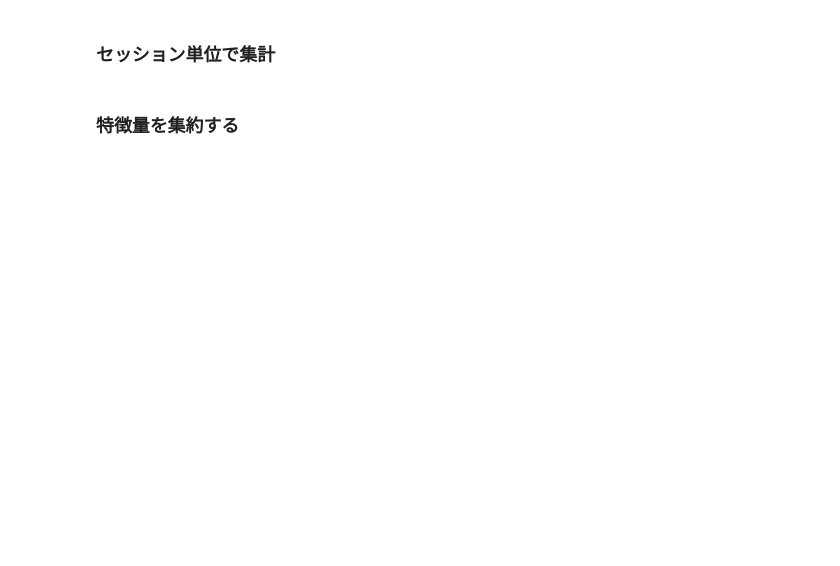
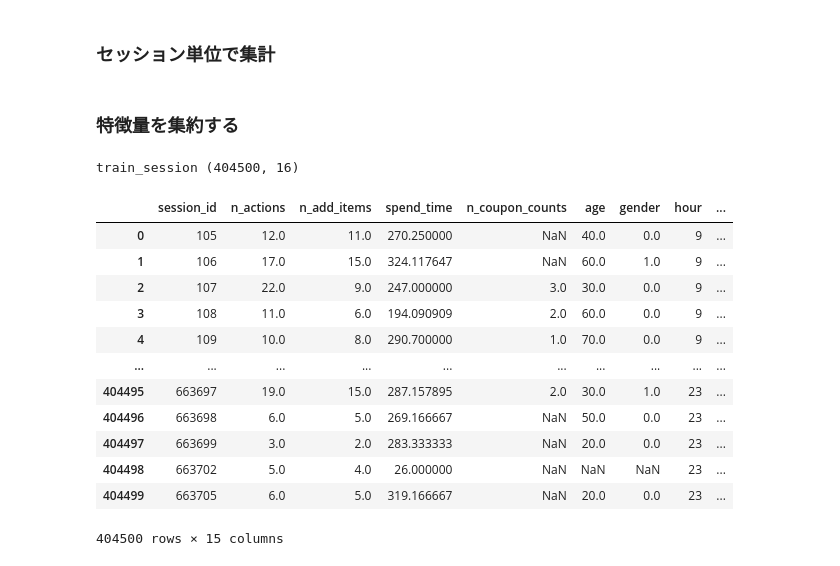
Before and after one commit to yumehara/atmacup9, a Jupyter notebook: notebooks/trial.ipynb, the cells around one changed output. Drawn from its saved outputs; the diff is of its cells as text; code cells hidden in the pictures; blank space fills up the shorter version.

```diff
--- a/notebooks/trial.ipynb
+++ b/notebooks/trial.ipynb
@@ -204,23 +241,28 @@ user_features.head()
 # %% [markdown]
 ### セッション単位で集計
-# %%
-def get_session_features(input_log):
-    n_actions = input_log.groupby(["session_id"]).size().rename("n_actions")
-    n_add_items = input_log[input_log['kind_1'] == '商品'].groupby(["session_id"]).size().rename("n_add_items")
-    mean_spend_time = input_log.groupby(["session_id"])["spend_time"].mean()
-
-    session_features = pd.concat([
-        n_actions,
-        n_add_items,
-        mean_spend_time,
-    ], axis=1)
-    return session_features
+# %%
+def get_session_features(input_log):
+    df_ses = pd.DataFrame(columns=['session_id'])
+    ses_info = get_session_info(input_log)
+    df_ses = pd.merge(df_ses, ses_info, on='session_id', how='outer')
+    return df_ses
 # %% [markdown]
 ### 特徴量を集約する
 # %%
-def get_features(features, session):
+def merge_features(train_input_log, session):
+    ses_features = get_session_features(train_input_log)
+
     out = pd.DataFrame({"session_id": session})
-    out = pd.merge(out, features, on="session_id", how="left")
+    out = pd.merge(out, ses_features, on="session_id", how="left")
     out = pd.merge(out, user_features, on="session_id", how="left")
+    out = pd.merge(out, meta_features, on="session_id", how="left")
     assert len(session) == len(out)
     return out
+# %%
+def get_train_all_features(elapsed_min, train_log_list, train_y_list):
+    train_input_log = train_log_list[elapsed_min]
+    y_train = train_y_list[elapsed_min]
+
+    train_features = merge_features(train_input_log, y_train['session_id'])
+    print('train_session', y_train.shape)
+    return train_features, y_train
@@ -253,3 +280,21 @@ def get_test_feature(elapsed_min):
+# %%
+train_features, y_train = get_train_all_features(10, train_log_list, train_y_list)
+train_features
+# %% [output]
+train_session (404500, 16)
+|  | session_id | n_actions | n_add_items | spend_time | n_coupon_counts | age | gender | hour | ... |
+| 0 | 105 | 12.0 | 11.0 | 270.250000 | NaN | 40.0 | 0.0 | 9 | ... |
+| 1 | 106 | 17.0 | 15.0 | 324.117647 | NaN | 60.0 | 1.0 | 9 | ... |
+| 2 | 107 | 22.0 | 9.0 | 247.000000 | 3.0 | 30.0 | 0.0 | 9 | ... |
+| 3 | 108 | 11.0 | 6.0 | 194.090909 | 2.0 | 60.0 | 0.0 | 9 | ... |
+| 4 | 109 | 10.0 | 8.0 | 290.700000 | 1.0 | 70.0 | 0.0 | 9 | ... |
+| ... | ... | ... | ... | ... | ... | ... | ... | ... | ... |
+| 404495 | 663697 | 19.0 | 15.0 | 287.157895 | 2.0 | 30.0 | 1.0 | 23 | ... |
+| 404496 | 663698 | 6.0 | 5.0 | 269.166667 | NaN | 50.0 | 0.0 | 23 | ... |
+| 404497 | 663699 | 3.0 | 2.0 | 283.333333 | NaN | 20.0 | 0.0 | 23 | ... |
+| 404498 | 663702 | 5.0 | 4.0 | 26.000000 | NaN | NaN | NaN | 23 | ... |
+| 404499 | 663705 | 6.0 | 5.0 | 319.166667 | NaN | 20.0 | 0.0 | 23 | ... |
+404500 rows × 15 columns
 # %%
 n_fold = 4
 # %%
```
Also changed, not shown: parts of 16 cells of this notebook, 1 other file.
